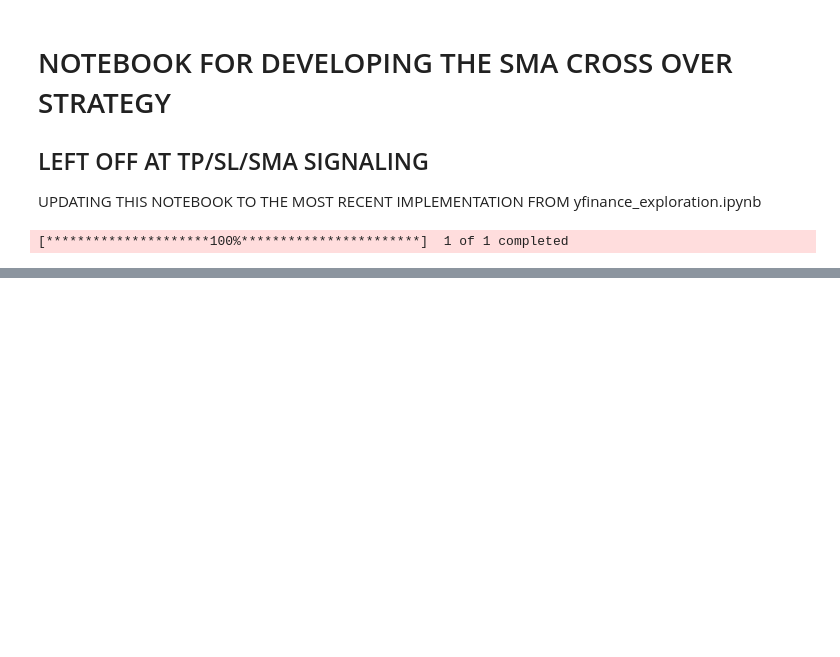
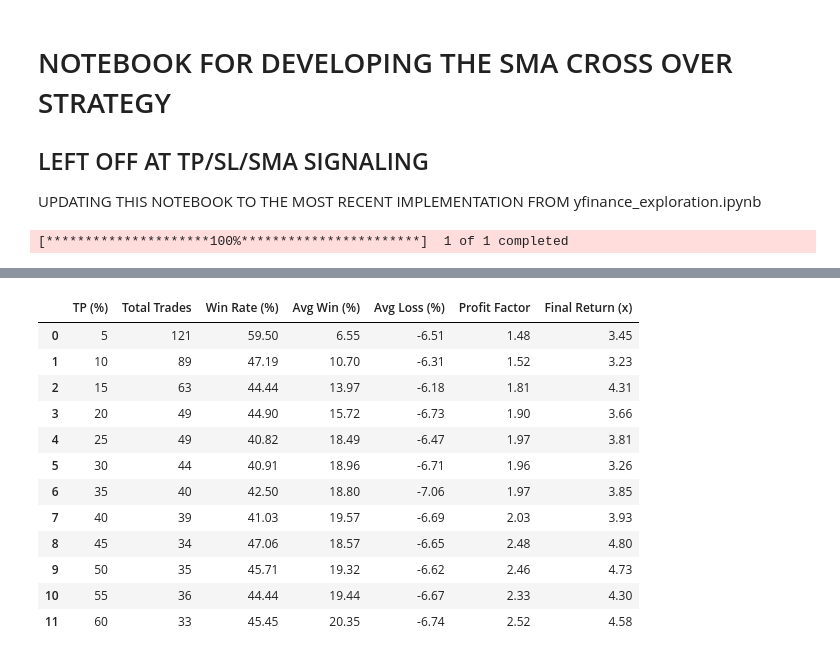
Before and after one commit to pokeysnake/Backtesting_yfinance, a Jupyter notebook: notebooks/experiments/SMA_Strategy_dev.ipynb, the cells around one changed output, grey strips where cells are left out. Cells and saved outputs as stored; diff of their text form; code cells hidden in the pictures; blank space fills up the shorter version.

```diff
--- a/notebooks/experiments/SMA_Strategy_dev.ipynb
+++ b/notebooks/experiments/SMA_Strategy_dev.ipynb
@@ -135,0 +134,76 @@ plt.show()
+# %%
+tp_values = [0.05, 0.1, 0.15, 0.2, 0.25, 0.3, 0.35, 0.4, 0.45, 0.5, 0.55, 0.6]
+results_sma = []
+
+df_sma_v1.reset_index(drop=True, inplace=True)
+
+for tp in tp_values:
+    df = df_sma_v1.copy()
+    df.reset_index(drop=True, inplace=True)  # Ensure consistent indexing
+    signals = []
+    in_trade = False
+    entry_price = 0
+    trade_returns = []
+
+    for i in range(len(df)):
+        close = df['Close'].iloc[i]
+        sma_short = df[f'SMA_{short_window}'].iloc[i]
+        sma_long = df[f'SMA_{long_window}'].iloc[i]
+
+        if not in_trade:
+            if sma_short > sma_long:
+                entry_price = close
+                in_trade = True
+                signals.append(1)
+            else:
+                signals.append(0)
+        else:
+            ret = (close - entry_price) / entry_price
+            exit_signal = sma_short < sma_long
+
+            if ret >= tp or ret <= -stop_loss_pct or exit_signal:
+                trade_returns.append(ret)
+                in_trade = False
+                signals.append(0)
+            else:
+                signals.append(1)
+
+    df['TP_SL_Signal'] = signals
+    df['Market Return'] = df['Close'].pct_change()
+    df['Strategy Return'] = df['Market Return'] * df['TP_SL_Signal'].shift(1).fillna(0)
+    df['Cumulative Strategy Return'] = (1 + df['Strategy Return'].fillna(0)).cumprod()
+
+    trade_returns = pd.Series(trade_returns)
+    total_trades = len(trade_returns)
+    win_rate = (trade_returns > 0).sum() / total_trades if total_trades else 0
+    avg_win = trade_returns[trade_returns > 0].mean() if total_trades else 0
+    avg_loss = trade_returns[trade_returns < 0].mean() if total_trades else 0
+    profit_factor = abs(trade_returns[trade_returns > 0].sum() / trade_returns[trade_returns < 0].sum()) if (trade_returns < 0).sum() != 0 else None
+    final_return = df['Cumulative Strategy Return'].iloc[-1]
+
+    results_sma.append({
+        'TP (%)': int(tp * 100),
+        'Total Trades': total_trades,
+        'Win Rate (%)': round(win_rate * 100, 2),
+        'Avg Win (%)': round(avg_win * 100, 2),
+        'Avg Loss (%)': round(avg_loss * 100, 2),
+        'Profit Factor': round(profit_factor, 2) if profit_factor else None,
+        'Final Return (x)': round(final_return, 2)
+    })
+
+results_sma_df = pd.DataFrame(results_sma)
+display(results_sma_df)
+# %% [output]
+|  | TP (%) | Total Trades | Win Rate (%) | Avg Win (%) | Avg Loss (%) | Profit Factor | Final Return (x) |
+| 0 | 5 | 121 | 59.50 | 6.55 | -6.51 | 1.48 | 3.45 |
+| 1 | 10 | 89 | 47.19 | 10.70 | -6.31 | 1.52 | 3.23 |
+| 2 | 15 | 63 | 44.44 | 13.97 | -6.18 | 1.81 | 4.31 |
+| 3 | 20 | 49 | 44.90 | 15.72 | -6.73 | 1.90 | 3.66 |
+| 4 | 25 | 49 | 40.82 | 18.49 | -6.47 | 1.97 | 3.81 |
+| 5 | 30 | 44 | 40.91 | 18.96 | -6.71 | 1.96 | 3.26 |
+| 6 | 35 | 40 | 42.50 | 18.80 | -7.06 | 1.97 | 3.85 |
+| 7 | 40 | 39 | 41.03 | 19.57 | -6.69 | 2.03 | 3.93 |
+| 8 | 45 | 34 | 47.06 | 18.57 | -6.65 | 2.48 | 4.80 |
+| 9 | 50 | 35 | 45.71 | 19.32 | -6.62 | 2.46 | 4.73 |
+| 10 | 55 | 36 | 44.44 | 19.44 | -6.67 | 2.33 | 4.30 |
+| 11 | 60 | 33 | 45.45 | 20.35 | -6.74 | 2.52 | 4.58 |
```
Also changed, not shown: parts of 13 cells of this notebook, 3 other files.
